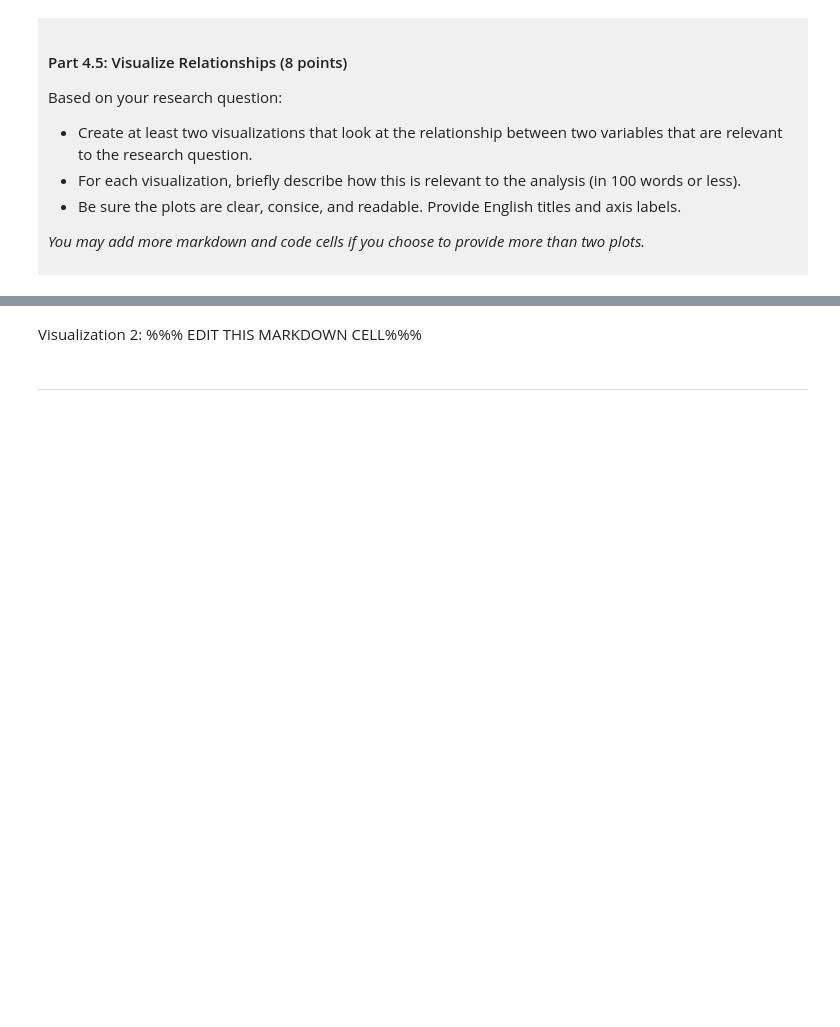
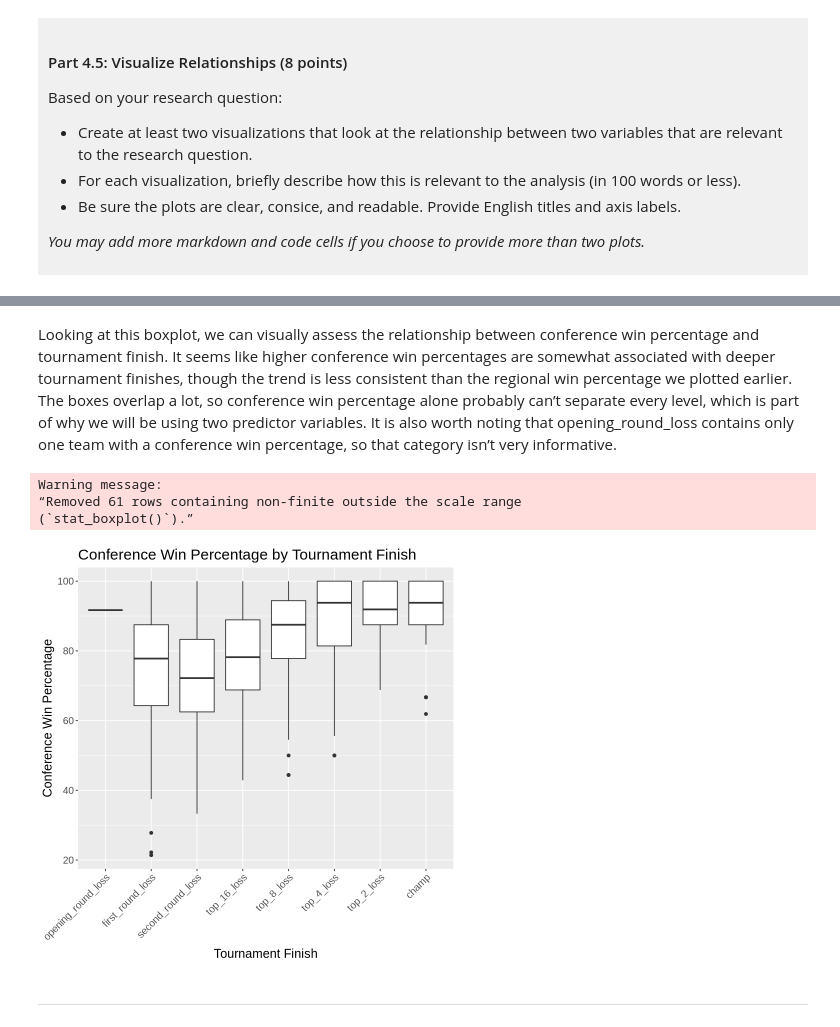
Before and after one commit to RatsRule/dsci-100-project-maxim-egoshin, a Jupyter notebook: dsci-100-project-notebook.ipynb, the cells around one changed output, grey strips where cells are left out. Drawn from its saved outputs; the diff is of its cells as text; code cells hidden in the pictures; blank space fills up the shorter version.

```diff
--- a/dsci-100-project-notebook.ipynb
+++ b/dsci-100-project-notebook.ipynb
@@ -323,7 +408,20 @@ Visualization 1: %%% EDIT THIS MARKDOWN CELL%%%
 # %% [markdown]
-Visualization 2: %%% EDIT THIS MARKDOWN CELL%%%
+Looking at this boxplot, we can visually assess the relationship between conference win percentage and tournament finish. It seems like higher conference win percentages are somewhat associated with deeper tournament finishes, though the trend is less consistent than the regional win percentage we plotted earlier. The boxes overlap a lot, so conference win percentage alone probably can’t separate every level, which is part of why we will be using two predictor variables. It is also worth noting that opening_round_loss contains only one team with a conference win percentage, so that category isn’t very informative.
 # %%
-### EDIT THIS CODE CELL FOR VISUALIZATION 2###
+conf_box <- wmm_plot_data |>
+    ggplot(aes(x = tourney_finish, y = conf_wins_pct)) +
+    geom_boxplot() +
+    labs(x = "Tournament Finish",
+         y = "Conference Win Percentage",
+         title = "Conference Win Percentage by Tournament Finish") +
+    theme(text = element_text(size = 15),
+          axis.text.x = element_text(angle = 45, hjust = 1))
+conf_box
+# %% [output]
+Warning message:
+“Removed 61 rows containing non-finite outside the scale range
+(`stat_boxplot()`).”
+[figure, added]
 # %% [markdown]
 ------
 # %% [markdown]
```
Also changed, not shown: parts of 8 cells of this notebook.
